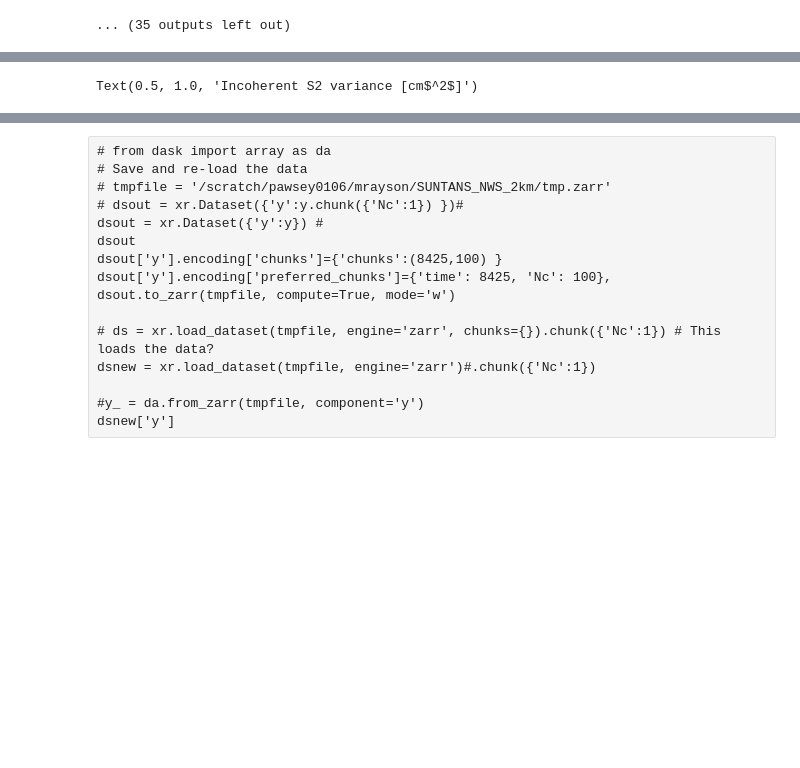
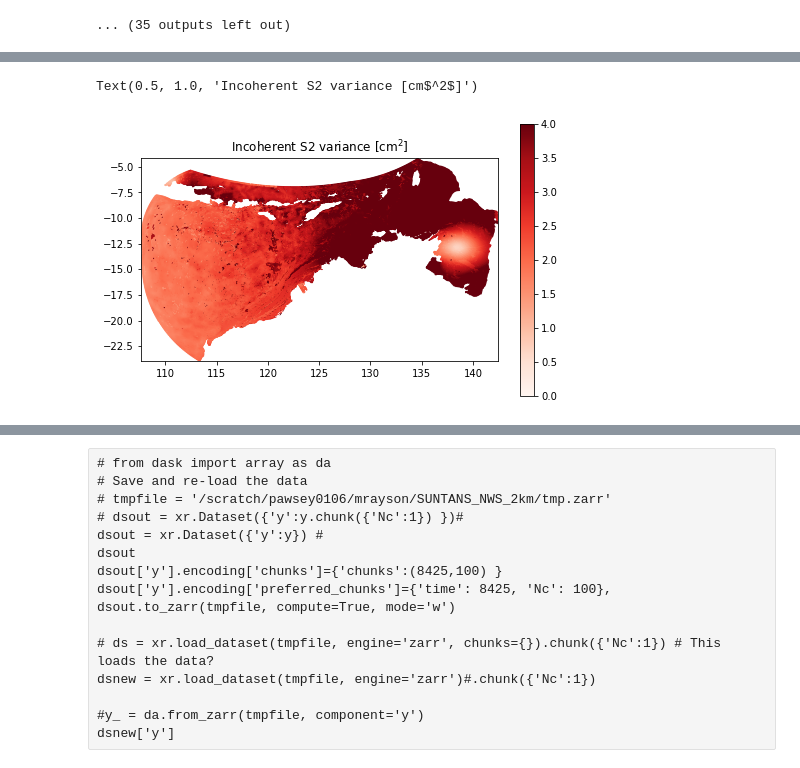
Before and after one commit to mrayson/incoherentitide, a Jupyter notebook: NOTEBOOKS/estimate_nonstat_itide_params_dask.ipynb, the cells around one changed output, grey strips where cells are left out. Drawn from its saved outputs; the diff is of its cells as text; code cells hidden in the pictures; blank space fills up the shorter version.

```diff
--- a/NOTEBOOKS/estimate_nonstat_itide_params_dask.ipynb
+++ b/NOTEBOOKS/estimate_nonstat_itide_params_dask.ipynb
@@ -843,6 +841,6 @@ Text(0.5, 1.0, 'Incoherent M2 decay time scale [days]')
 # %%
 plt.figure(figsize=(8,5))
-dsnew.suntans.plotcelldata((dsnew['data'].isel(params=2))*1e4, cmap='Reds', vmax=200)
+dsnew.suntans.plotcelldata((dsnew['data'].isel(params=2))*100, cmap='Reds', vmax=4)
 # dsnew.suntans.plotcelldata(np.abs(dsnew['data'].isel(params=2))*1e4, cmap='Reds', vmax=200)
 
 plt.title('Incoherent S2 variance [cm$^2$]')
@@ -852,4 +848,5 @@ plt.title('Incoherent S2 variance [cm$^2$]')
 Text(0.5, 1.0, 'Incoherent S2 variance [cm$^2$]')
+[figure, added]
 # %%
 plt.figure(figsize=(8,5))
 dsnew.suntans.plotcelldata((dsnew['data'].isel(params=3)), cmap='viridis', vmin=0, vmax=15)
```
Also changed, not shown: parts of 14 cells of this notebook, 3 other files.
